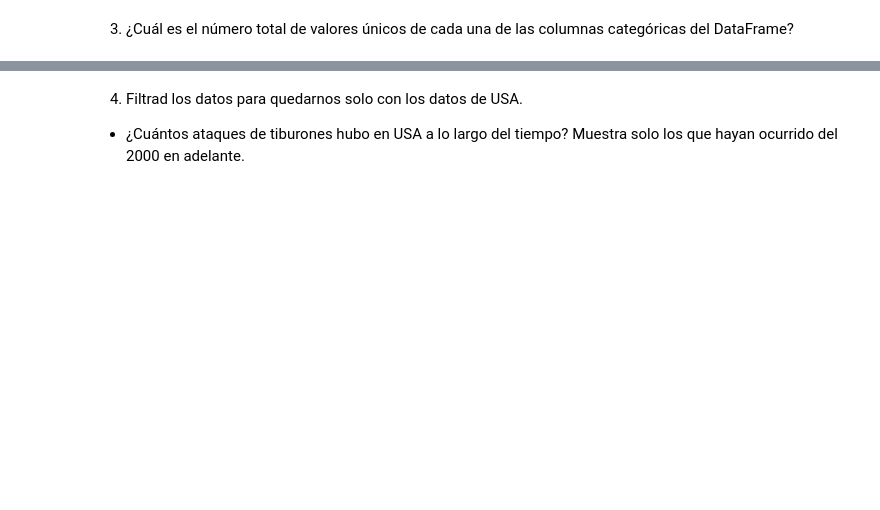
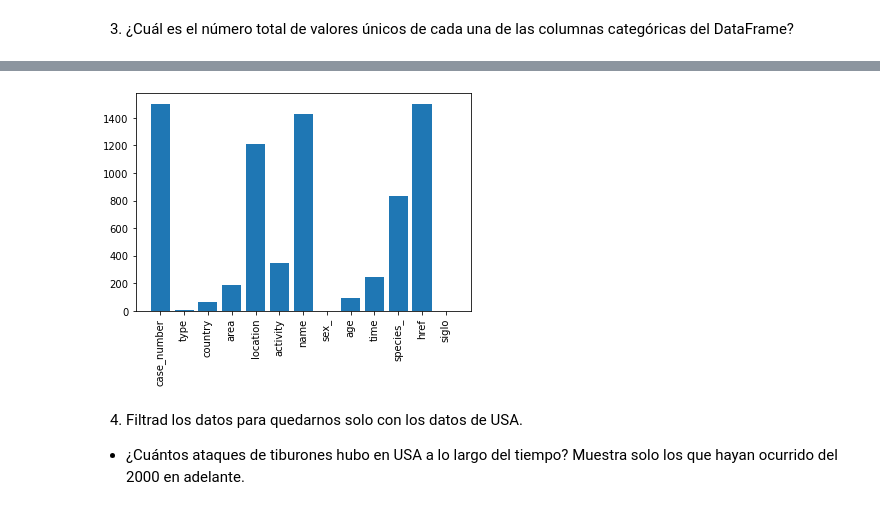
Before and after one commit to Adalab/DA-Stadistics-y-Visualizacion-Matlab-and-Seaborn-, a Jupyter notebook: visualizacion/pairprog-visualizacion-visualizacion1_matplotlib.ipynb, the cells around one changed output, grey strips where cells are left out. Saved outputs shown, nothing was run; the diff lists cells and outputs as text; code cells hidden in the pictures; blank space fills up the shorter version.

```diff
--- a/visualizacion/pairprog-visualizacion-visualizacion1_matplotlib.ipynb
+++ b/visualizacion/pairprog-visualizacion-visualizacion1_matplotlib.ipynb
@@ -16,2 +147,6 @@ Tendréis que realizar gráficas para contestar a las siguientes preguntas:
 # %% [markdown]
 3. ¿Cuál es el número total de valores únicos de cada una de las columnas categóricas del DataFrame?
+# %%
+df_describe=df.describe(include='object').T
+df_cat_unique=df_describe['unique']
+df_cat_unique
@@ -18,3 +168,12 @@ Tendréis que realizar gráficas para contestar a las siguientes preguntas:
+# %%
+x=df_cat_unique.index
+y=df_cat_unique.values
+plt.figure()
+plt.bar(x,y)
+plt.xticks(rotation = 90)
+plt.show()
+# %% [output]
+[figure, added]
 # %% [markdown]
 4. Filtrad los datos para quedarnos solo con los datos de USA.
 - ¿Cuántos ataques de tiburones hubo en USA a lo largo del tiempo? Muestra solo los que hayan ocurrido del 2000 en adelante.
```
Also changed, not shown: parts of 13 cells of this notebook, 4 other files.
